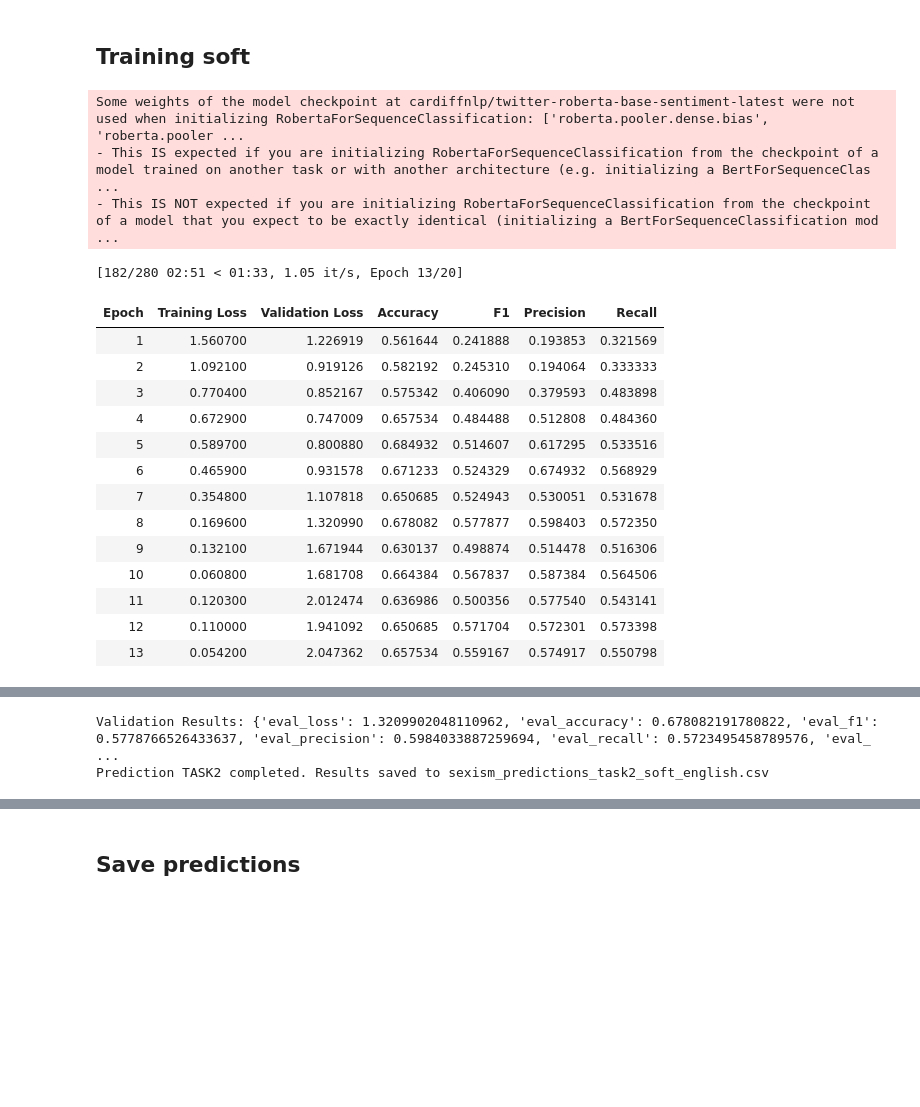
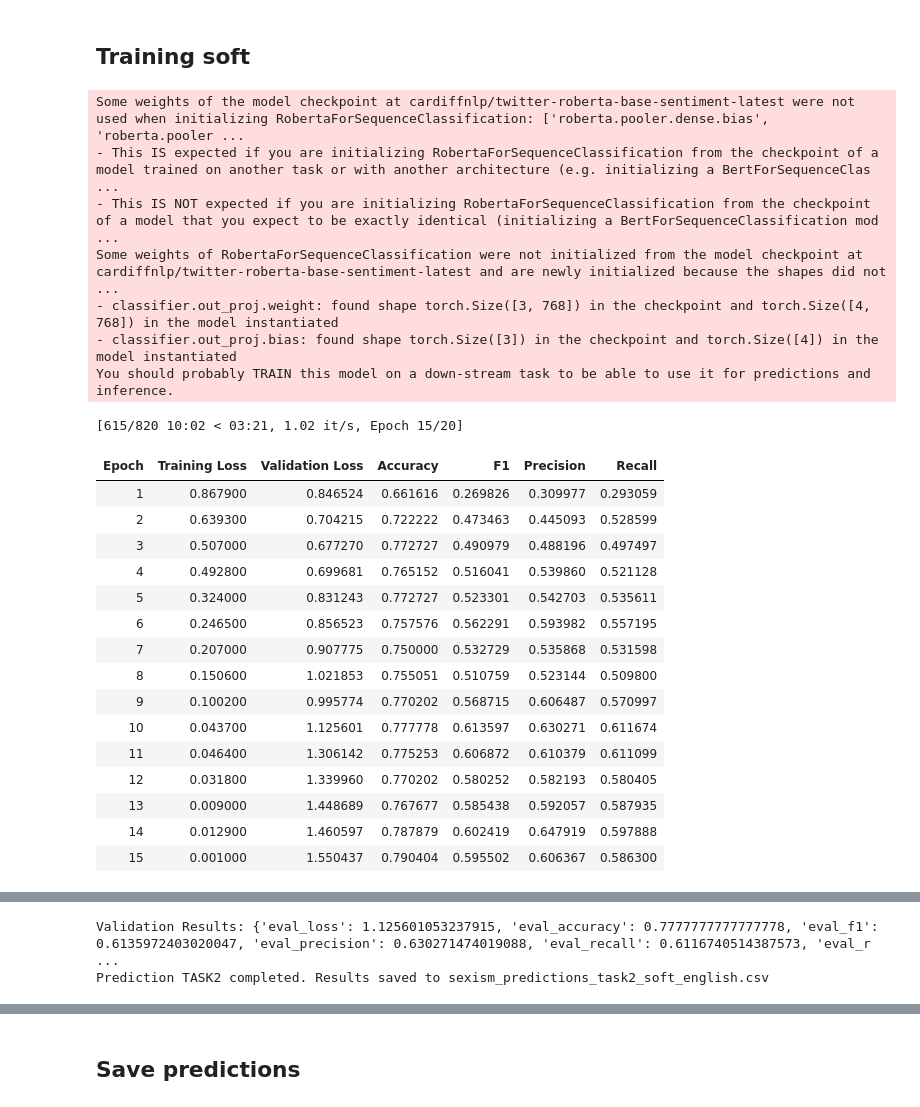
Before and after one commit to pablopertusa/EXIST_2025, a Jupyter notebook: task2.ipynb, the cells around one changed output, grey strips where cells are left out. Saved outputs shown, nothing was run; the diff lists cells and outputs as text; code cells hidden in the pictures; blank space fills up the shorter version.

```diff
--- a/task2.ipynb
+++ b/task2.ipynb
@@ -226,38 +230,45 @@ run_id = 1
 # %%
 modelname = "cardiffnlp/twitter-roberta-base-sentiment-latest"
 params = {"num_train_epochs": 20,
           "learning_rate": 0.0001,
           "per_device_train_batch_size": 64,
           "warmup_steps": 200,
           "early_stopping_patience": 5,
           "ignore_mismatched_sizes": True,
+          "output_dir": None,
           "logging_dir": None,
           "language": "english",
           "output_type": "soft"
           }
 
-_, eval_results = sexism_classification_pipeline_task2(EnTrainTask2, EnDevTask2, EnTestTask2, modelname, 3, "single_label_classification", **params)
+_, eval_results = sexism_classification_pipeline_task2(EnTrainTask2, EnDevTask2, EnTestTask2, modelname, 4, "single_label_classification", **params)
 # %% [output]
 Some weights of the model checkpoint at cardiffnlp/twitter-roberta-base-sentiment-latest were not used when initializing RobertaForSequenceClassification: ['roberta.pooler.dense.bias', 'roberta.pooler ...
 - This IS expected if you are initializing RobertaForSequenceClassification from the checkpoint of a model trained on another task or with another architecture (e.g. initializing a BertForSequenceClas ...
 - This IS NOT expected if you are initializing RobertaForSequenceClassification from the checkpoint of a model that you expect to be exactly identical (initializing a BertForSequenceClassification mod ...
+Some weights of RobertaForSequenceClassification were not initialized from the model checkpoint at cardiffnlp/twitter-roberta-base-sentiment-latest and are newly initialized because the shapes did not ...
+- classifier.out_proj.weight: found shape torch.Size([3, 768]) in the checkpoint and torch.Size([4, 768]) in the model instantiated
+- classifier.out_proj.bias: found shape torch.Size([3]) in the checkpoint and torch.Size([4]) in the model instantiated
+You should probably TRAIN this model on a down-stream task to be able to use it for predictions and inference.
-[182/280 02:51 < 01:33, 1.05 it/s, Epoch 13/20]
+[615/820 10:02 < 03:21, 1.02 it/s, Epoch 15/20]
 | Epoch | Training Loss | Validation Loss | Accuracy | F1 | Precision | Recall |
-| 1 | 1.560700 | 1.226919 | 0.561644 | 0.241888 | 0.193853 | 0.321569 |
-| 2 | 1.092100 | 0.919126 | 0.582192 | 0.245310 | 0.194064 | 0.333333 |
-| 3 | 0.770400 | 0.852167 | 0.575342 | 0.406090 | 0.379593 | 0.483898 |
-| 4 | 0.672900 | 0.747009 | 0.657534 | 0.484488 | 0.512808 | 0.484360 |
-| 5 | 0.589700 | 0.800880 | 0.684932 | 0.514607 | 0.617295 | 0.533516 |
-| 6 | 0.465900 | 0.931578 | 0.671233 | 0.524329 | 0.674932 | 0.568929 |
-| 7 | 0.354800 | 1.107818 | 0.650685 | 0.524943 | 0.530051 | 0.531678 |
-| 8 | 0.169600 | 1.320990 | 0.678082 | 0.577877 | 0.598403 | 0.572350 |
-| 9 | 0.132100 | 1.671944 | 0.630137 | 0.498874 | 0.514478 | 0.516306 |
-| 10 | 0.060800 | 1.681708 | 0.664384 | 0.567837 | 0.587384 | 0.564506 |
-| 11 | 0.120300 | 2.012474 | 0.636986 | 0.500356 | 0.577540 | 0.543141 |
-| 12 | 0.110000 | 1.941092 | 0.650685 | 0.571704 | 0.572301 | 0.573398 |
-| 13 | 0.054200 | 2.047362 | 0.657534 | 0.559167 | 0.574917 | 0.550798 |
+| 1 | 0.867900 | 0.846524 | 0.661616 | 0.269826 | 0.309977 | 0.293059 |
+| 2 | 0.639300 | 0.704215 | 0.722222 | 0.473463 | 0.445093 | 0.528599 |
+| 3 | 0.507000 | 0.677270 | 0.772727 | 0.490979 | 0.488196 | 0.497497 |
+| 4 | 0.492800 | 0.699681 | 0.765152 | 0.516041 | 0.539860 | 0.521128 |
+| 5 | 0.324000 | 0.831243 | 0.772727 | 0.523301 | 0.542703 | 0.535611 |
+| 6 | 0.246500 | 0.856523 | 0.757576 | 0.562291 | 0.593982 | 0.557195 |
+| 7 | 0.207000 | 0.907775 | 0.750000 | 0.532729 | 0.535868 | 0.531598 |
+| 8 | 0.150600 | 1.021853 | 0.755051 | 0.510759 | 0.523144 | 0.509800 |
+| 9 | 0.100200 | 0.995774 | 0.770202 | 0.568715 | 0.606487 | 0.570997 |
+| 10 | 0.043700 | 1.125601 | 0.777778 | 0.613597 | 0.630271 | 0.611674 |
+| 11 | 0.046400 | 1.306142 | 0.775253 | 0.606872 | 0.610379 | 0.611099 |
+| 12 | 0.031800 | 1.339960 | 0.770202 | 0.580252 | 0.582193 | 0.580405 |
+| 13 | 0.009000 | 1.448689 | 0.767677 | 0.585438 | 0.592057 | 0.587935 |
+| 14 | 0.012900 | 1.460597 | 0.787879 | 0.602419 | 0.647919 | 0.597888 |
+| 15 | 0.001000 | 1.550437 | 0.790404 | 0.595502 | 0.606367 | 0.586300 |
 [interactive output not drawn]
-Validation Results: {'eval_loss': 1.3209902048110962, 'eval_accuracy': 0.678082191780822, 'eval_f1': 0.5778766526433637, 'eval_precision': 0.5984033887259694, 'eval_recall': 0.5723495458789576, 'eval_ ...
+Validation Results: {'eval_loss': 1.125601053237915, 'eval_accuracy': 0.7777777777777778, 'eval_f1': 0.6135972403020047, 'eval_precision': 0.630271474019088, 'eval_recall': 0.6116740514387573, 'eval_r ...
 Prediction TASK2 completed. Results saved to sexism_predictions_task2_soft_english.csv
 # %%
 modelname = "pysentimiento/robertuito-sentiment-analysis"
```
Also changed, not shown: parts of 4 cells of this notebook, 3 other files.
